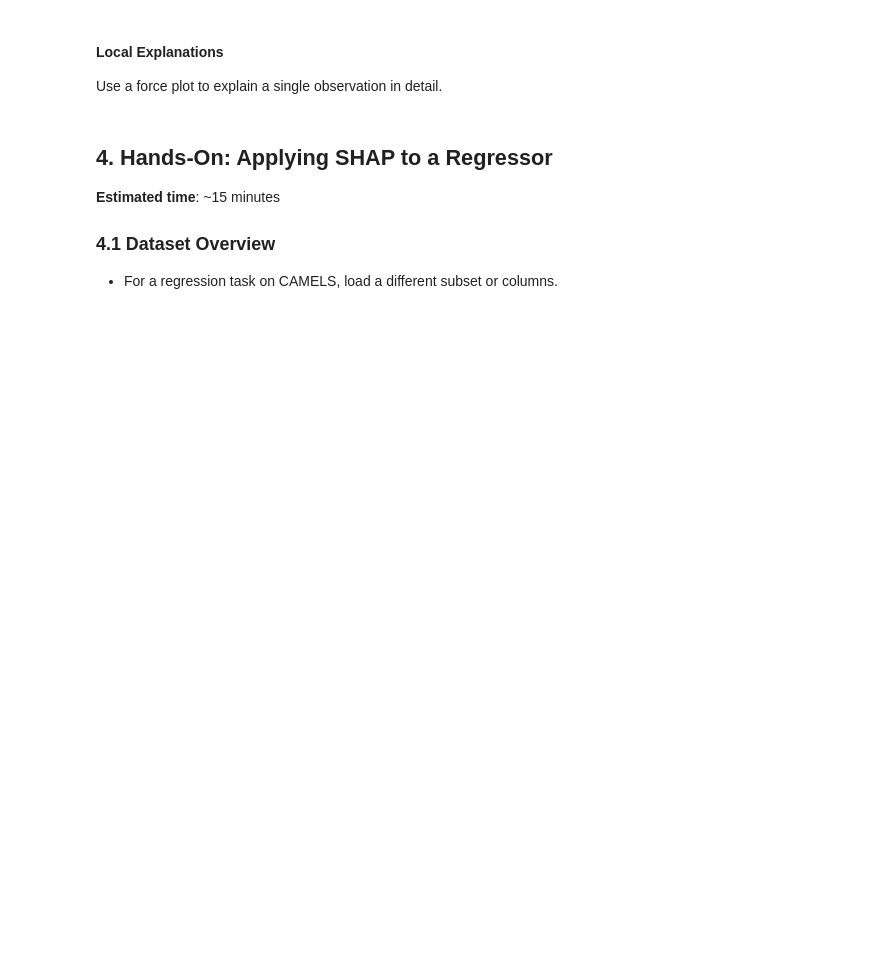
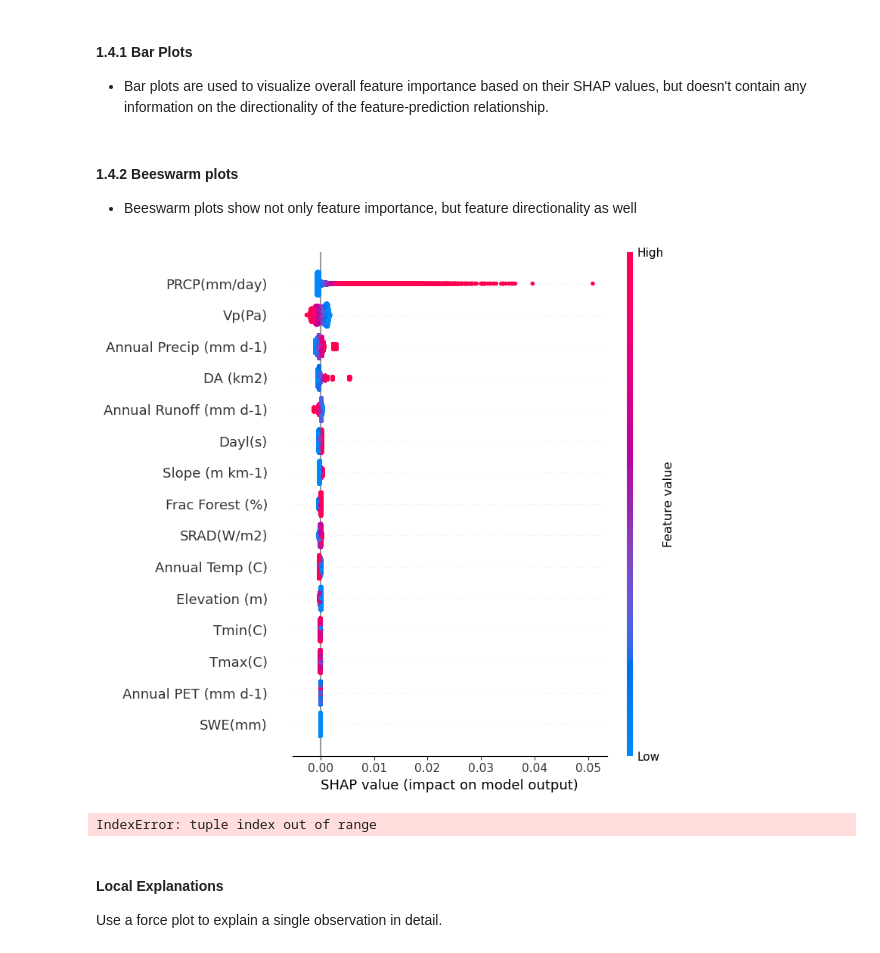
Before and after one commit to ghmyers/SHAPWorkshopDevCon, a Jupyter notebook: notebooks/shap_workshop.ipynb, the cells around one changed output. Cells and saved outputs as stored; diff of their text form; code cells hidden in the pictures; blank space fills up the shorter version.

```diff
--- a/notebooks/shap_workshop.ipynb
+++ b/notebooks/shap_workshop.ipynb
@@ -107,0 +128,16 @@ We'll use SHAP's `Explainer`. For **tree-based models** (e.g., XGBoost, LightGBM
+# %%
+import shap
+# Generate for 10% slice of time series starting at a random point
+X_arr = np.array(X_sc)
+y_arr = np.array(y_sc)
+start = np.random.randint(0, X_sc.shape[0])
+end = int(start + 0.1*len(X_sc))
+
+# Store in arrays for future reference
+X_shap = X_arr[start: end]
+y_shap = y_arr[start: end]
+feature_names = list(X.columns)
+
+# Generate shap Explainer object and shap values
+linear_explainer = shap.Explainer(linreg, X_shap)
+shap_values = linear_explainer(X_shap)
@@ -107,0 +156,3 @@ We'll use SHAP's `Explainer`. For **tree-based models** (e.g., XGBoost, LightGBM
+# %% [markdown]
+#### 1.4.1 Bar Plots
+- Bar plots are used to visualize overall feature importance based on their SHAP values, but doesn't contain any information on the directionality of the feature-prediction relationship.
@@ -108,13 +165,19 @@ We'll use SHAP's `Explainer`. For **tree-based models** (e.g., XGBoost, LightGBM
+# %% [markdown]
+#### 1.4.2 Beeswarm plots
+- Beeswarm plots show not only feature importance, but feature directionality as well
+# %%
+# A global feature importance plot
+shap.summary_plot(shap_values, X_shap, feature_names=feature_names)
+# %% [output]
+[figure, added]
+# %%
+# A local feature importance plot
+shap.summary_plot(shap_values, X_shap[0, :], feature_names=feature_names)
+# %% [output]
+IndexError: tuple index out of range
 # %% [markdown]
 #### Local Explanations
 Use a force plot to explain a single observation in detail.
 # %%
 # Example for local explanation:
 # shap.plots.force(shap_values[0])  # explain the first sample
-# %% [markdown]
-## 4. Hands-On: Applying SHAP to a Regressor
-
-**Estimated time**: ~15 minutes
-
-### 4.1 Dataset Overview
-- For a regression task on CAMELS, load a different subset or columns.
```
Also changed, not shown: parts of 35 cells of this notebook, 10 other files.
